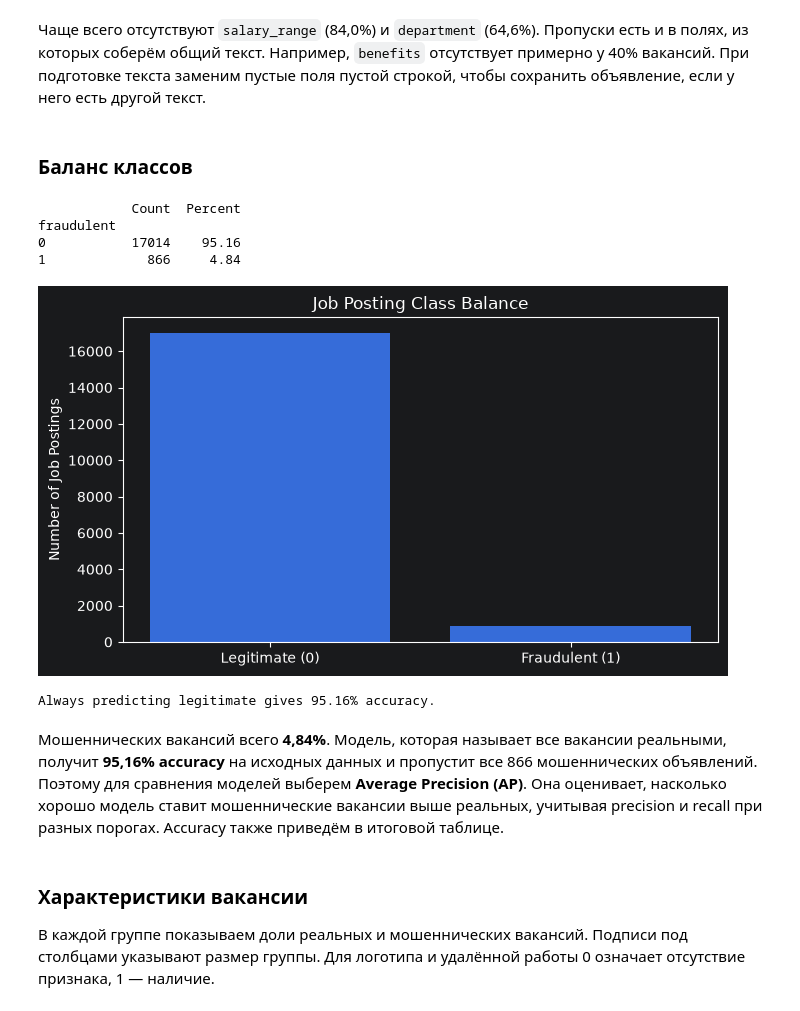
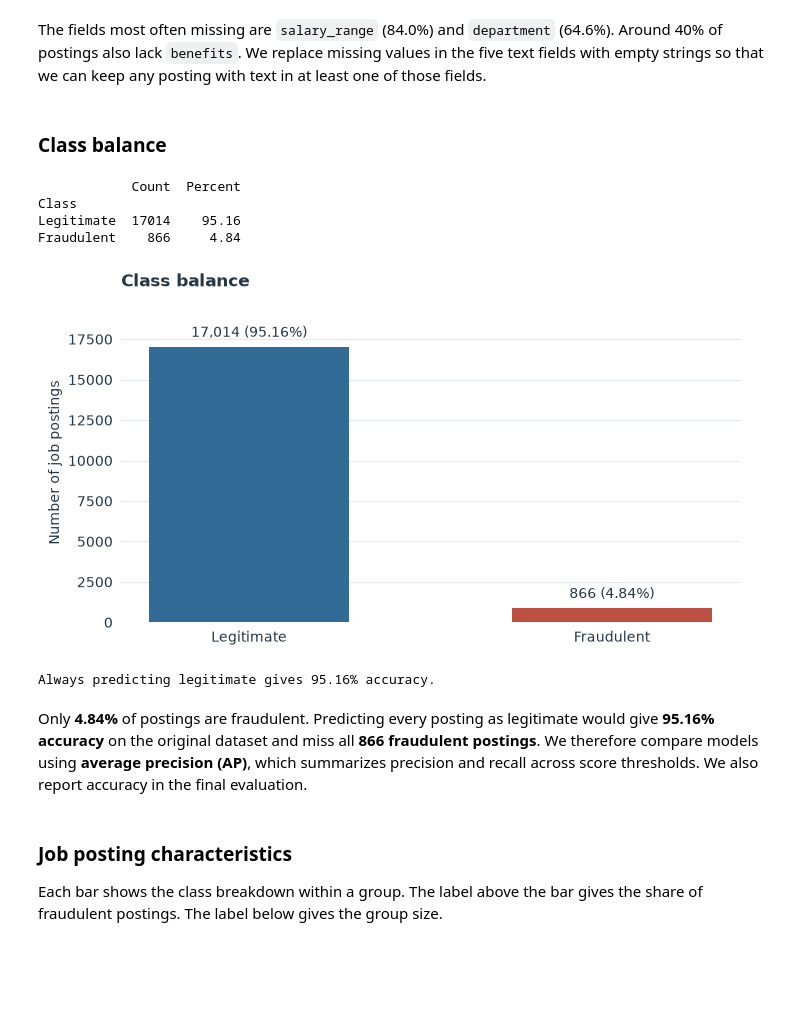
Before and after one commit to noamorii/4IZ582-fraudulent-job-detection, a Jupyter notebook: project.ipynb, the cells around one changed output. Saved outputs shown, nothing was run; the diff lists cells and outputs as text; code cells hidden in the pictures; blank space fills up the shorter version.

```diff
--- a/project.ipynb
+++ b/project.ipynb
@@ -43,3 +43,18 @@ jobs[['job_id', 'title', 'location', 'employment_type', 'fraudulent']].head(5)
+# %%
+CLASS_LABELS = {0: "Legitimate", 1: "Fraudulent"}
+CLASS_COLORS = {0: "#326C96", 1: "#BB5043"}
+TEXT_COLOR = "#253747"
+
+
+def style_axes(ax, title, grid_axis="y"):
+    ax.set_title(title, loc="left", pad=12, fontweight="bold", color=TEXT_COLOR)
+    ax.set_axisbelow(True)
+    ax.grid(axis=grid_axis, color="#E1E8EF", linewidth=0.8)
+    for spine in ax.spines.values():
+        spine.set_visible(False)
+    ax.tick_params(length=0, pad=6, colors=TEXT_COLOR)
+    ax.xaxis.label.set_color(TEXT_COLOR)
+    ax.yaxis.label.set_color(TEXT_COLOR)
 # %%
 missing = jobs.replace(r"^\s*$", pd.NA, regex=True).isna()
 by_class = missing.groupby(jobs["fraudulent"], observed=True).mean().T
@@ -90,38 +99,44 @@ data_profile
 | has_company_logo | int64 | 0 | 0.00 | 0.00 | 0.00 |
 | fraudulent | int64 | 0 | 0.00 | 0.00 | 0.00 |
 # %% [markdown]
-Чаще всего отсутствуют `salary_range` (84,0%) и `department` (64,6%). Пропуски есть и в полях, из которых соберём общий текст. Например, `benefits` отсутствует примерно у 40% вакансий. При подготовке текста заменим пустые поля пустой строкой, чтобы сохранить объявление, если у него есть другой текст.
+The fields most often missing are `salary_range` (84.0%) and `department` (64.6%). Around 40% of postings also lack `benefits`. We replace missing values in the five text fields with empty strings so that we can keep any posting with text in at least one of those fields.
 # %% [markdown]
-### Баланс классов
+### Class balance
 # %%
 def analyze_class_balance(df):
     counts = df["fraudulent"].value_counts().reindex([0, 1], fill_value=0)
     percentages = counts / len(df) * 100
     summary = pd.DataFrame({"Count": counts, "Percent": percentages.round(2)})
-    print(summary)
+    print(summary.rename(index=CLASS_LABELS).rename_axis("Class"))
 
-    plt.figure(figsize=(7, 4))
-    plt.bar(["Legitimate (0)", "Fraudulent (1)"], counts)
-    plt.title("Job Posting Class Balance")
-    plt.ylabel("Number of Job Postings")
-    plt.tight_layout()
+    fig, ax = plt.subplots(figsize=(7, 3.8), layout="constrained")
+    bars = ax.bar(
+        [CLASS_LABELS[label] for label in counts.index],
+        counts,
+        color=[CLASS_COLORS[label] for label in counts.index],
+        width=0.55,
+    )
+    labels = [f"{count:,} ({pct:.2f}%)" for count, pct in zip(counts, percentages)]
+    ax.bar_label(bars, labels=labels, padding=5, color=TEXT_COLOR)
+    ax.set(ylabel="Number of job postings", ylim=(0, counts.max() * 1.16))
+    style_axes(ax, "Class balance")
     plt.show()
 
     print(f"Always predicting legitimate gives {percentages[0]:.2f}% accuracy.")
     return summary
 
 class_balance = analyze_class_balance(jobs)
 # %% [output]
             Count  Percent
-fraudulent
-0           17014    95.16
-1             866     4.84
+Class
+Legitimate  17014    95.16
+Fraudulent    866     4.84
-[figure, old version]
+[figure, new version]
 Always predicting legitimate gives 95.16% accuracy.
 # %% [markdown]
-Мошеннических вакансий всего **4,84%**. Модель, которая называет все вакансии реальными, получит **95,16% accuracy** на исходных данных и пропустит все 866 мошеннических объявлений. Поэтому для сравнения моделей выберем **Average Precision (AP)**. Она оценивает, насколько хорошо модель ставит мошеннические вакансии выше реальных, учитывая precision и recall при разных порогах. Accuracy также приведём в итоговой таблице.
+Only **4.84%** of postings are fraudulent. Predicting every posting as legitimate would give **95.16% accuracy** on the original dataset and miss all **866 fraudulent postings**. We therefore compare models using **average precision (AP)**, which summarizes precision and recall across score thresholds. We also report accuracy in the final evaluation.
 # %% [markdown]
-### Характеристики вакансии
+### Job posting characteristics
 
-В каждой группе показываем доли реальных и мошеннических вакансий. Подписи под столбцами указывают размер группы. Для логотипа и удалённой работы 0 означает отсутствие признака, 1 — наличие.
+Each bar shows the class breakdown within a group. The label above the bar gives the share of fraudulent postings. The label below gives the group size.
 # %%
```
Also changed, not shown: parts of 21 cells of this notebook.
